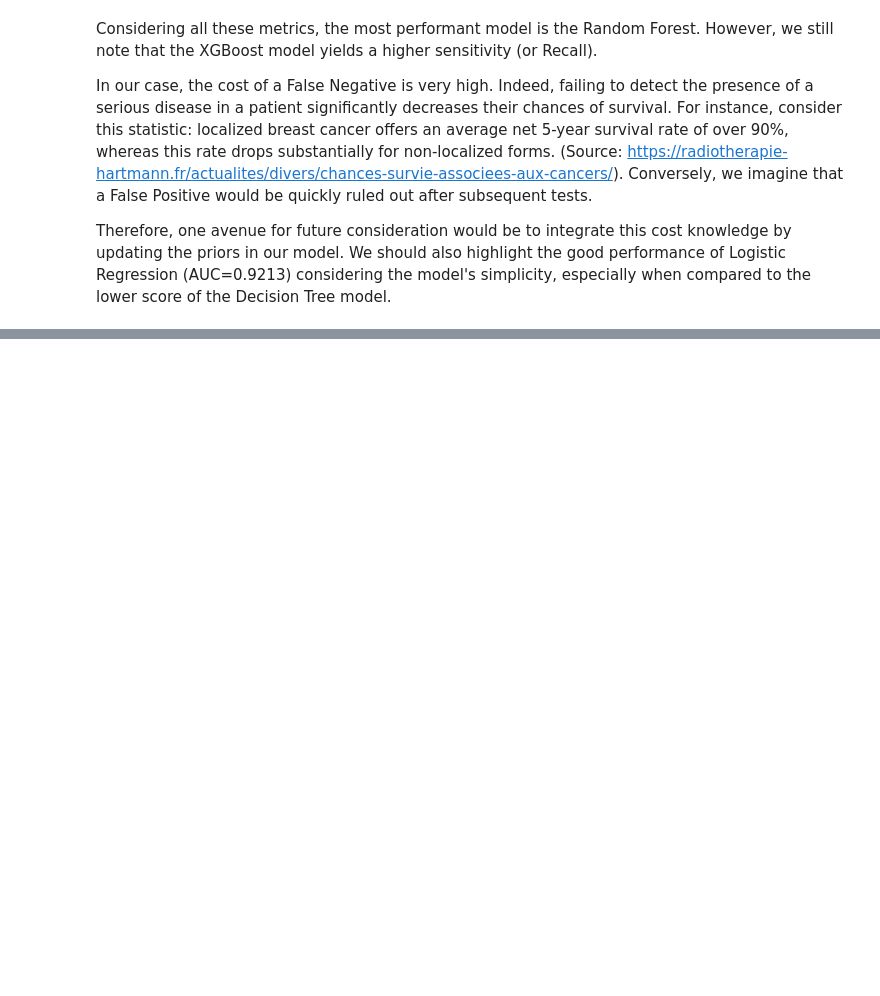
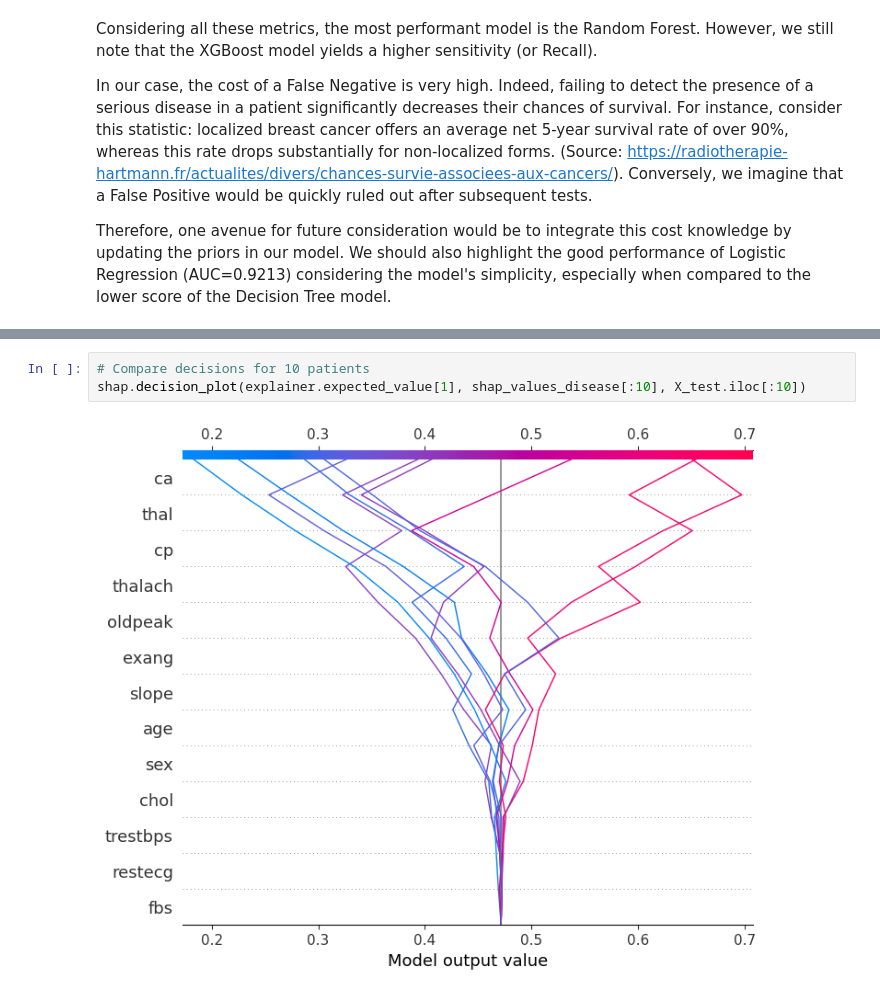
Before and after one commit to Raphaelt94/ML-Projects, a Jupyter notebook: HeartDisease/tp_heart_disease_v2.ipynb, the cells around one changed output, grey strips where cells are left out. Drawn from its saved outputs; the diff is of its cells as text; blank space fills up the shorter version.

```diff
--- a/HeartDisease/tp_heart_disease_v2.ipynb
+++ b/HeartDisease/tp_heart_disease_v2.ipynb
@@ -669,0 +772,5 @@ Therefore, one avenue for future consideration would be to integrate this cost k
+# %%
+# Compare decisions for 10 patients
+shap.decision_plot(explainer.expected_value[1], shap_values_disease[:10], X_test.iloc[:10])
+# %% [output]
+[figure, added]
```
Also changed, not shown: parts of 28 cells of this notebook.
